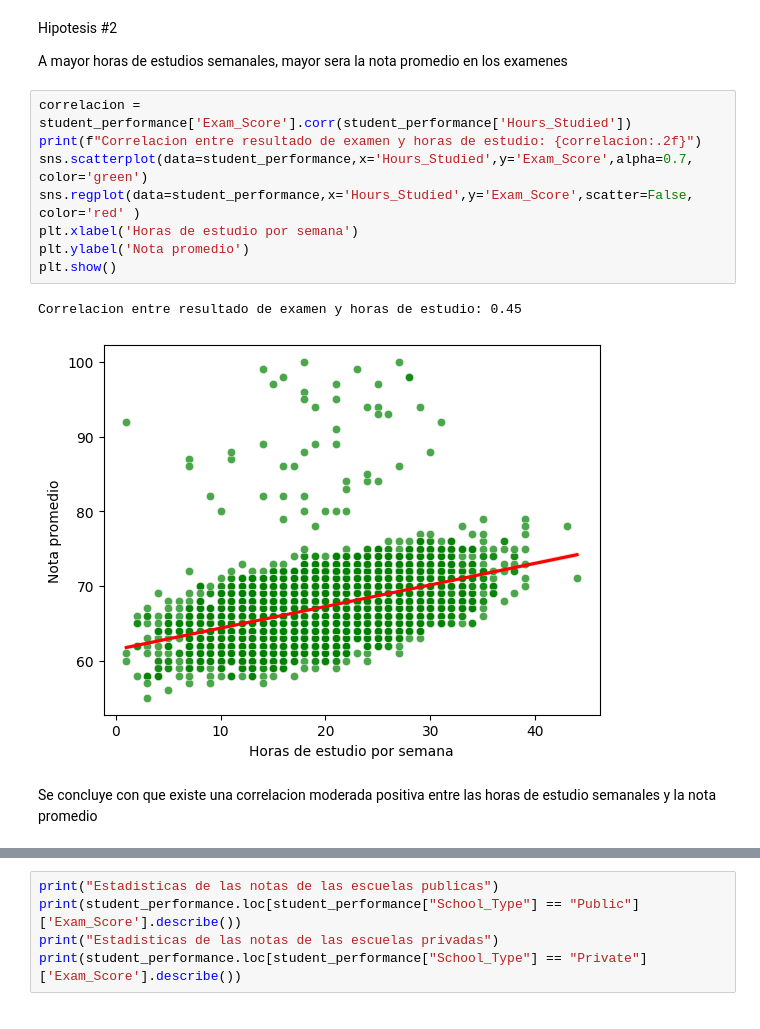
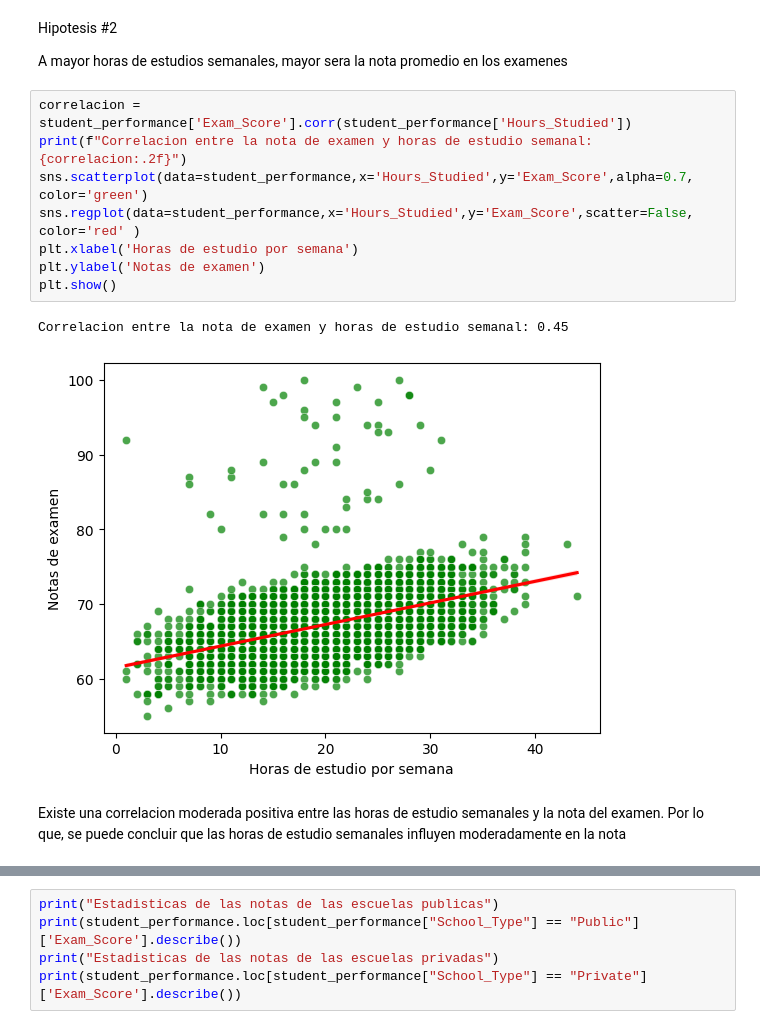
Before and after one commit to LuqGon/student_performance, a Jupyter notebook: student_performance_factors.ipynb, the cells around one changed output, grey strips where cells are left out. Saved outputs shown, nothing was run; the diff lists cells and outputs as text.

```diff
--- a/student_performance_factors.ipynb
+++ b/student_performance_factors.ipynb
@@ -102,14 +120,14 @@ Hipotesis #2
 A mayor horas de estudios semanales, mayor sera la nota promedio en los examenes
 # %%
 correlacion = student_performance['Exam_Score'].corr(student_performance['Hours_Studied'])
-print(f"Correlacion entre resultado de examen y horas de estudio: {correlacion:.2f}")
+print(f"Correlacion entre la nota de examen y horas de estudio semanal: {correlacion:.2f}")
 sns.scatterplot(data=student_performance,x='Hours_Studied',y='Exam_Score',alpha=0.7, color='green')
 sns.regplot(data=student_performance,x='Hours_Studied',y='Exam_Score',scatter=False, color='red' )
 plt.xlabel('Horas de estudio por semana')
-plt.ylabel('Nota promedio')
+plt.ylabel('Notas de examen')
 plt.show()
 # %% [output]
-Correlacion entre resultado de examen y horas de estudio: 0.45
+Correlacion entre la nota de examen y horas de estudio semanal: 0.45
-[figure, old version]
+[figure, new version]
 # %% [markdown]
-Se concluye con que existe una correlacion moderada positiva entre las horas de estudio semanales y la nota promedio
+Existe una correlacion moderada positiva entre las horas de estudio semanales y la nota del examen. Por lo que, se puede concluir que las horas de estudio semanales influyen moderadamente en la nota
```
Also changed, not shown: parts of 13 cells of this notebook.
